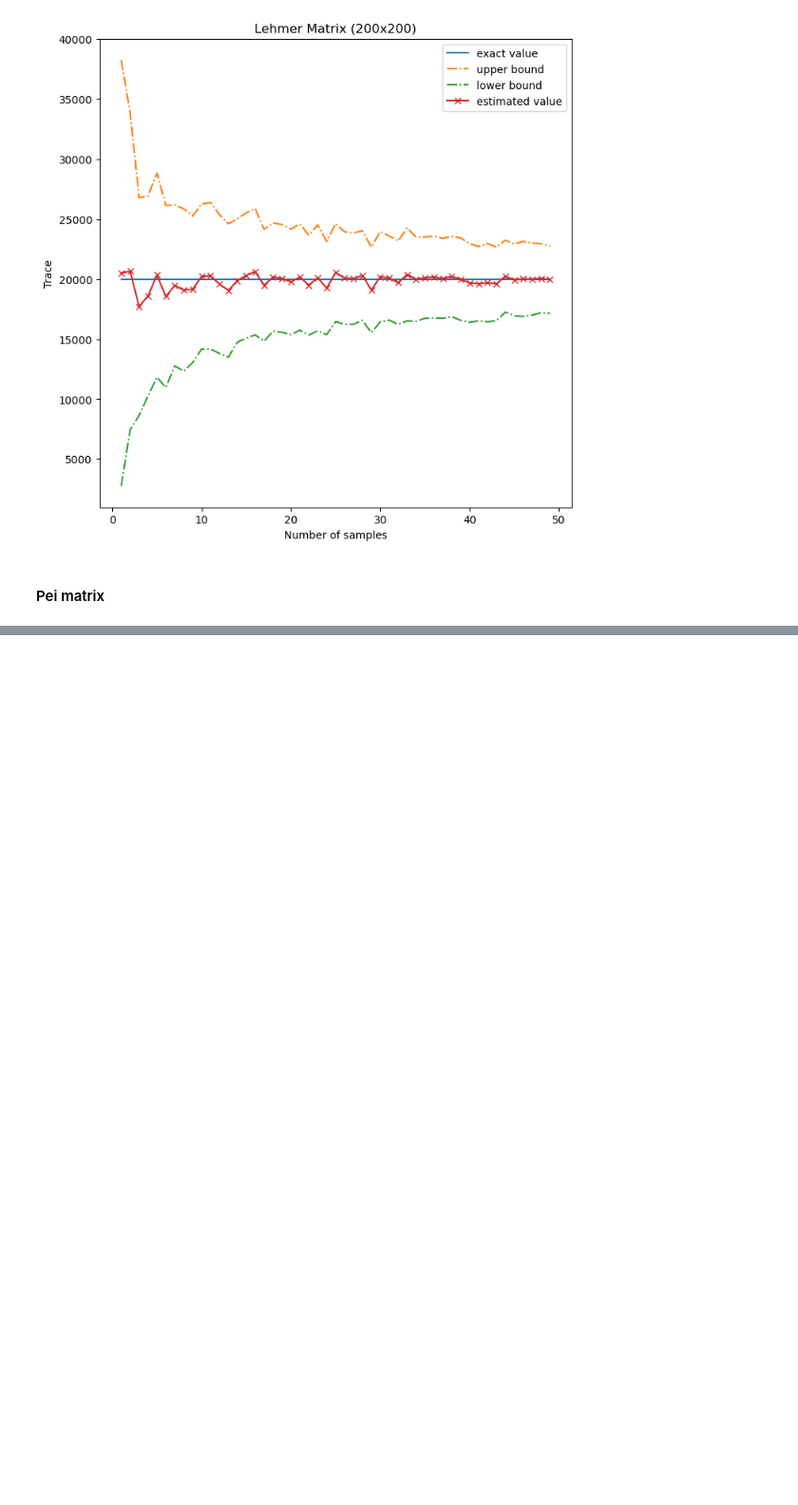
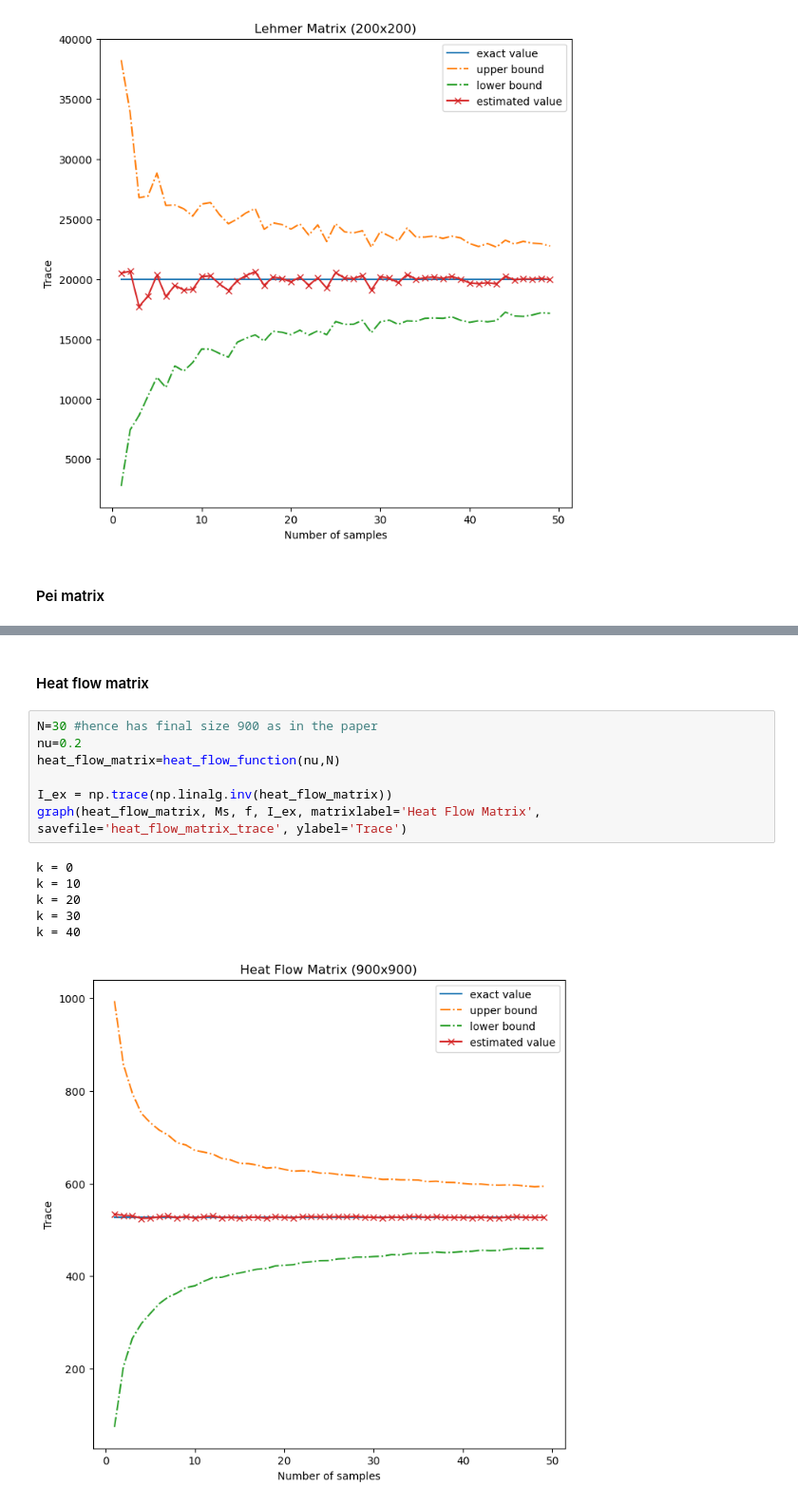
Before and after one commit to Aurenore/CLAProject_TraceEstimator, a Jupyter notebook: graphs.ipynb, the cells around one changed output, grey strips where cells are left out. Shown at 95% size. Cells and saved outputs as stored; diff of their text form; blank space fills up the shorter version.

Commit message:
heat_flow_matrix graph

```diff
--- a/graphs.ipynb
+++ b/graphs.ipynb
@@ -88,0 +92,16 @@ k = 20
+# %% [markdown]
+#### Heat flow matrix
+# %%
+N=30 #hence has final size 900 as in the paper
+nu=0.2
+heat_flow_matrix=heat_flow_function(nu,N)
+
+I_ex = np.trace(np.linalg.inv(heat_flow_matrix))
+graph(heat_flow_matrix, Ms, f, I_ex, matrixlabel='Heat Flow Matrix', savefile='heat_flow_matrix_trace', ylabel='Trace')
+# %% [output]
+k = 0
+k = 10
+k = 20
+k = 30
+k = 40
+[figure, added]
```
Also changed, not shown: parts of 1 cell of this notebook, 1 other file.
